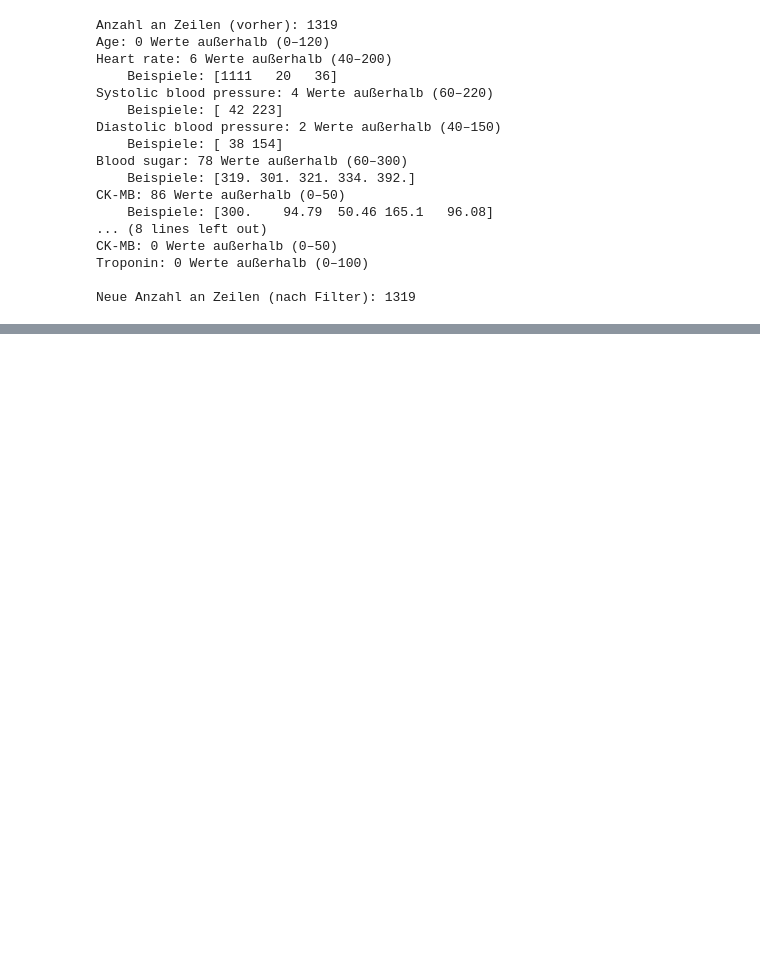
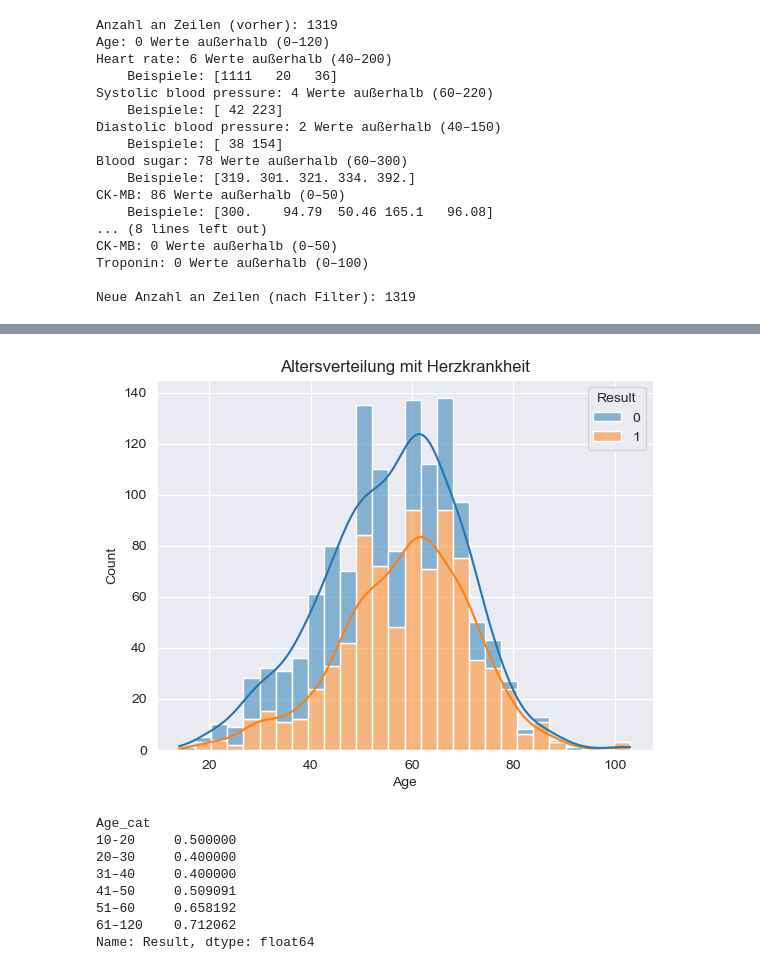
Before and after one commit to ManaTrooo/Asai-Projekt, a Jupyter notebook: DataSet_3.ipynb, the cells around one changed output, grey strips where cells are left out. Cells and saved outputs as stored; diff of their text form; code cells hidden in the pictures; blank space fills up the shorter version.

```diff
--- a/DataSet_3.ipynb
+++ b/DataSet_3.ipynb
@@ -281,0 +319,20 @@ plt.show()
+# %%
+#Bias: Altersverteilung mit/ohne Herzkrankheit
+sns.histplot(data=df, x='Age', hue='Result', kde=True, multiple='stack')
+plt.title("Altersverteilung mit Herzkrankheit")
+plt.show()
+
+# Altersgruppenbildung für Analyse
+df['Age_cat'] = pd.cut(df['Age'], bins=[10, 20, 30, 40, 50, 60, 120],
+                        labels=["10-20", "20–30", "31–40", "41–50", "51–60", "61–120"])
+print(df.groupby("Age_cat", observed=True)["Result"].mean())
+# %% [output]
+[figure, added]
+Age_cat
+10-20     0.500000
+20–30     0.400000
+31–40     0.400000
+41–50     0.509091
+51–60     0.658192
+61–120    0.712062
+Name: Result, dtype: float64
```
Also changed, not shown: parts of 13 cells of this notebook, 1 other file.
